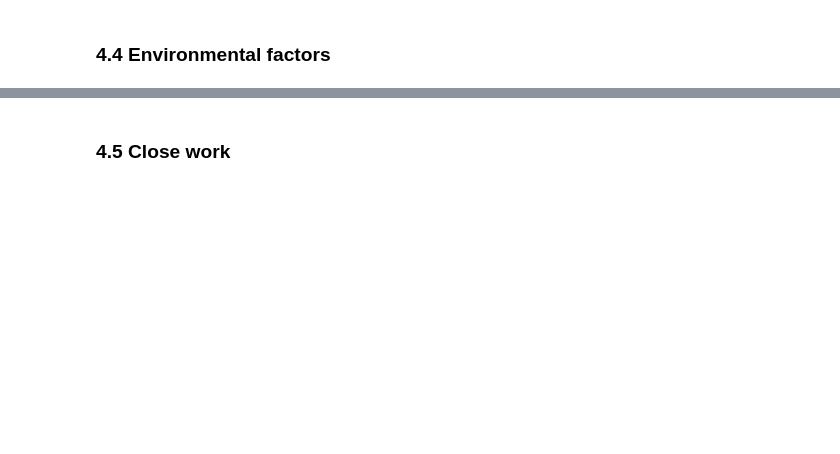
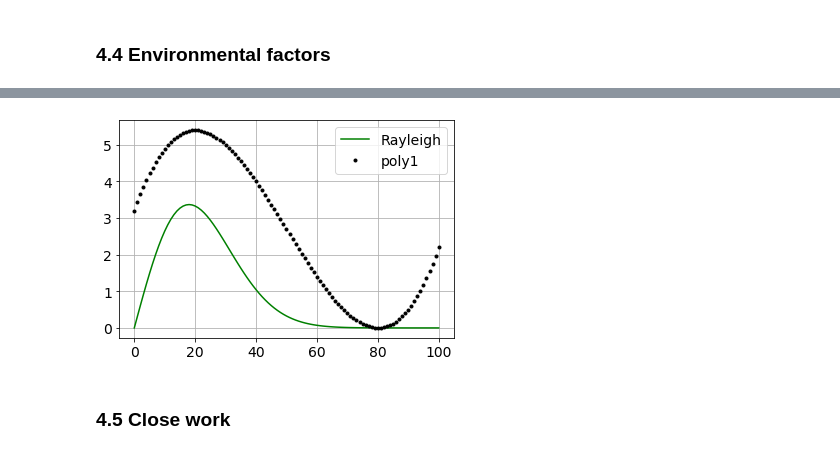
Before and after one commit to elizabethdaly/simulating-data, a Jupyter notebook: eyesight.ipynb, the cells around one changed output, grey strips where cells are left out. Cells and saved outputs as stored; diff of their text form; code cells hidden in the pictures; blank space fills up the shorter version.

```diff
--- a/eyesight.ipynb
+++ b/eyesight.ipynb
@@ -289,3 +291,25 @@ age = np.random.choice(r, n, replace=True)
+# %%
+# Expect hours outside to vary with age, looks like the pdf for a Rayleigh
+
+x = np.arange(0, 101)
+
+# mean, scale
+m, s = 18, 5
+ray_pdf = lambda s, x: 100  * (x / s ** 2) * ( np.exp( (-x **2) / (2 * s **2) )  )
+plt.plot(x, ray_pdf(m, x), 'g-', label='Rayleigh')
+
+#exp_pdf = lambda s, x: 50 * (1 / s ) * np.exp( - (x / s) )
+#plt.plot(x, exp_pdf(m, x), 'r-')
+
+#log_pdf = lambda m, s, x: 100 * (np.exp(- (x - m) / s ) ) / ( s * ( 1 +  (np.exp(- (x - m) / s ) ) ) ** 2 )
+p1 = 0.00005 * ((x + 10) * (x - 80) * (x - 80))
+plt.plot(x, p1, 'k.', label='poly1')
+
+plt.legend()
+#plt.xlim(0, 80)
+plt.grid()
+# %% [output]
+[figure, added]
 # %% [markdown]
 ### 4.5 Close work
 # %%
```
Also changed, not shown: parts of 9 cells of this notebook, 1 other file.
